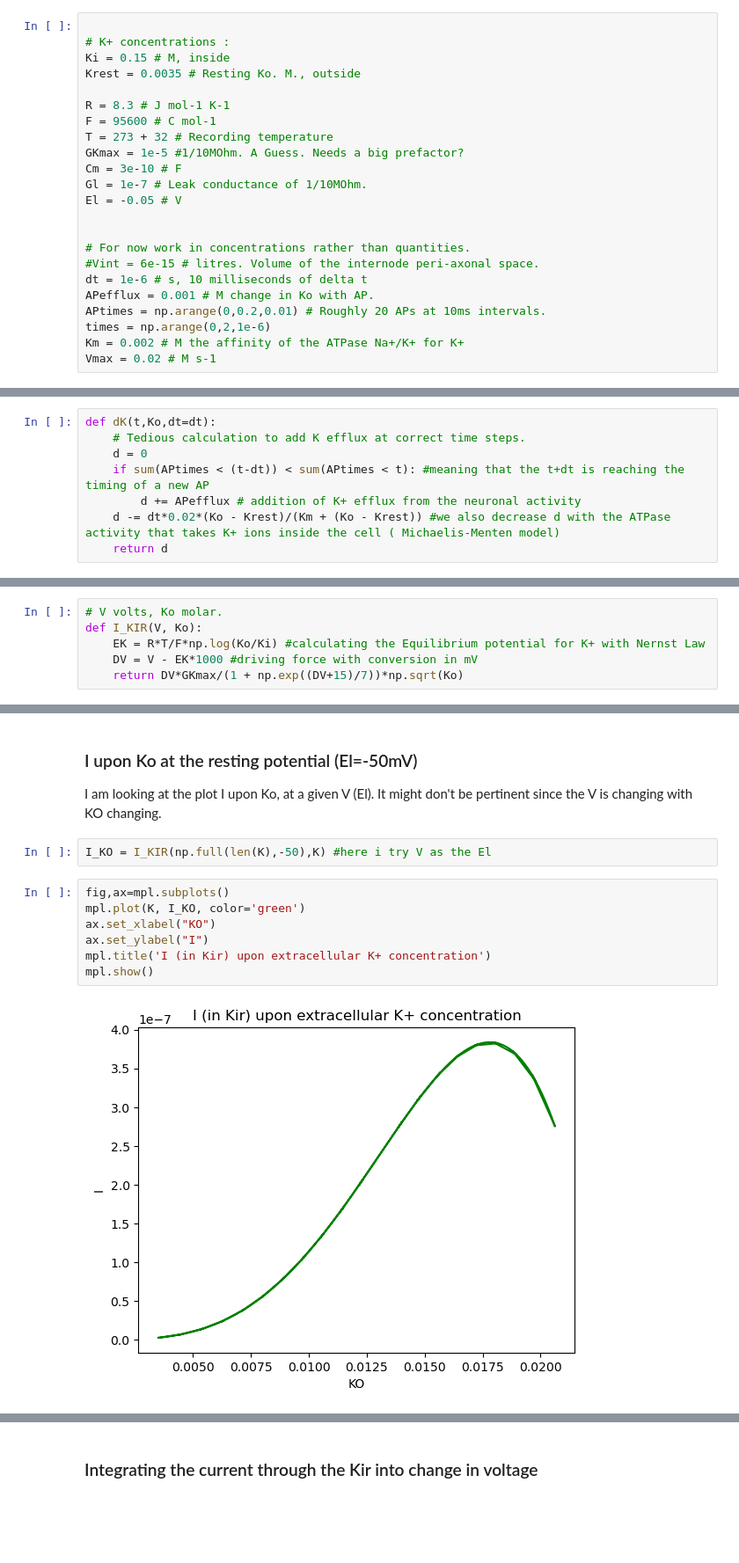
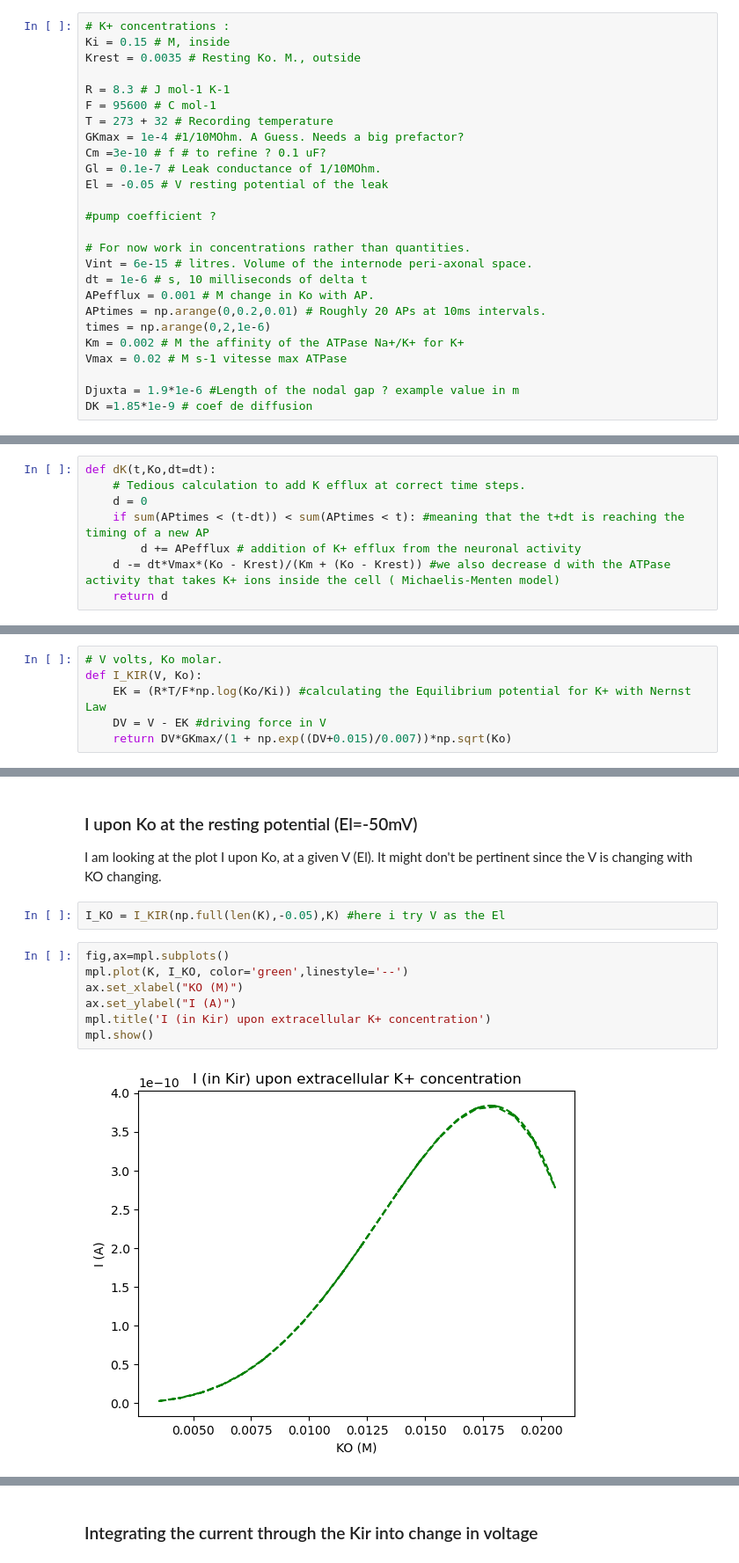
Before and after one commit to louna-schaison/TINS_Python_code, a Jupyter notebook: Test_preliminary.ipynb, the cells around one changed output, grey strips where cells are left out. Shown: that part at 88% size. Saved outputs shown, nothing was run; the diff lists cells and outputs as text; blank space fills up the shorter version.

```diff
--- a/Test_preliminary.ipynb
+++ b/Test_preliminary.ipynb
@@ -4,7 +4,6 @@ import matplotlib.pyplot as mpl
 # %% [markdown]
 Assigning values to the parameters:
 # %%
-
 # K+ concentrations :
 Ki = 0.15 # M, inside
 Krest = 0.0035 # Resting Ko. M., outside
@@ -12,17 +11,21 @@ Krest = 0.0035 # Resting Ko. M., outside
 R = 8.3 # J mol-1 K-1
 F = 95600 # C mol-1
 T = 273 + 32 # Recording temperature
-GKmax = 1e-5 #1/10MOhm. A Guess. Needs a big prefactor?
-Cm = 3e-10 # F
-Gl = 1e-7 # Leak conductance of 1/10MOhm.
-El = -0.05 # V
+GKmax = 1e-4 #1/10MOhm. A Guess. Needs a big prefactor?
+Cm =3e-10 # f # to refine ? 0.1 uF?
+Gl = 0.1e-7 # Leak conductance of 1/10MOhm.
+El = -0.05 # V resting potential of the leak
 
+#pump coefficient ?
 
 # For now work in concentrations rather than quantities.
-#Vint = 6e-15 # litres. Volume of the internode peri-axonal space.
+Vint = 6e-15 # litres. Volume of the internode peri-axonal space.
 dt = 1e-6 # s, 10 milliseconds of delta t
 APefflux = 0.001 # M change in Ko with AP.
 APtimes = np.arange(0,0.2,0.01) # Roughly 20 APs at 10ms intervals.
 times = np.arange(0,2,1e-6)
 Km = 0.002 # M the affinity of the ATPase Na+/K+ for K+
-Vmax = 0.02 # M s-1
+Vmax = 0.02 # M s-1 vitesse max ATPase
+
+Djuxta = 1.9*1e-6 #Length of the nodal gap ? example value in m
+DK =1.85*1e-9 # coef de diffusion
@@ -40,7 +45,7 @@ def dK(t,Ko,dt=dt):
     d = 0
     if sum(APtimes < (t-dt)) < sum(APtimes < t): #meaning that the t+dt is reaching the timing of a new AP
         d += APefflux # addition of K+ efflux from the neuronal activity
-    d -= dt*0.02*(Ko - Krest)/(Km + (Ko - Krest)) #we also decrease d with the ATPase activity that takes K+ ions inside the cell ( Michaelis-Menten model)
+    d -= dt*Vmax*(Ko - Krest)/(Km + (Ko - Krest)) #we also decrease d with the ATPase activity that takes K+ ions inside the cell ( Michaelis-Menten model)
     return d
 # %% [markdown]
 ### Function to generate the evolution of extracellular [K+] upon time:
@@ -97,9 +120,9 @@ We can probably just assume the steady-state conductance and neglect any transie
 # %%
 # V volts, Ko molar.
 def I_KIR(V, Ko):
-    EK = R*T/F*np.log(Ko/Ki) #calculating the Equilibrium potential for K+ with Nernst Law
-    DV = V - EK*1000 #driving force with conversion in mV
-    return DV*GKmax/(1 + np.exp((DV+15)/7))*np.sqrt(Ko)
+    EK = (R*T/F*np.log(Ko/Ki)) #calculating the Equilibrium potential for K+ with Nernst Law
+    DV = V - EK #driving force in V
+    return DV*GKmax/(1 + np.exp((DV+0.015)/0.007))*np.sqrt(Ko)
 # %% [markdown]
 Plotting the IV curve :
 # %%
@@ -146,13 +193,13 @@ mpl.show()
 ### I upon Ko at the resting potential (El=-50mV)
 I am looking at the plot I upon  Ko, at a given V (El). It might don't be pertinent since the V is changing with KO changing.
 # %%
-I_KO = I_KIR(np.full(len(K),-50),K) #here i try V as the El
+I_KO = I_KIR(np.full(len(K),-0.05),K) #here i try V as the El
 # %%
 fig,ax=mpl.subplots()
-mpl.plot(K, I_KO, color='green')
-ax.set_xlabel("KO")
-ax.set_ylabel("I")
+mpl.plot(K, I_KO, color='green',linestyle='--')
+ax.set_xlabel("KO (M)")
+ax.set_ylabel("I (A)")
 mpl.title('I (in Kir) upon extracellular K+ concentration')
 mpl.show()
 # %% [output]
-[figure, old version]
+[figure, new version]
```
Also changed, not shown: parts of 62 cells of this notebook.
